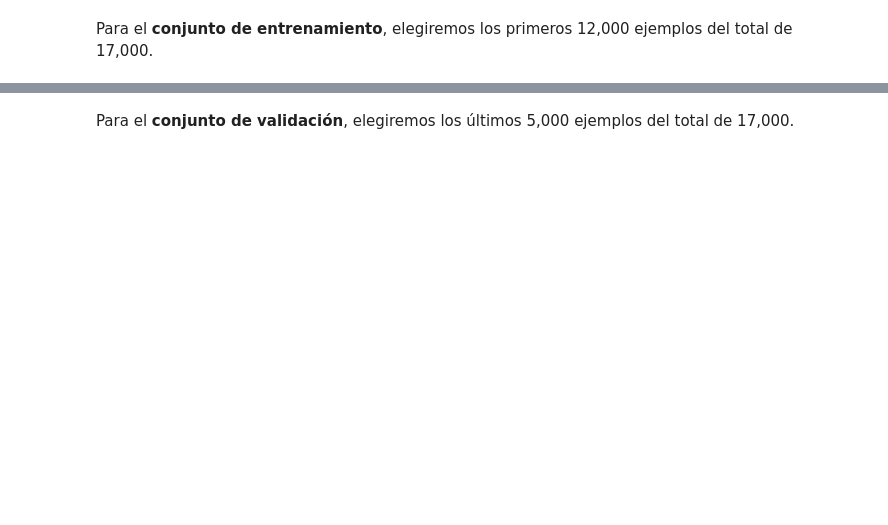
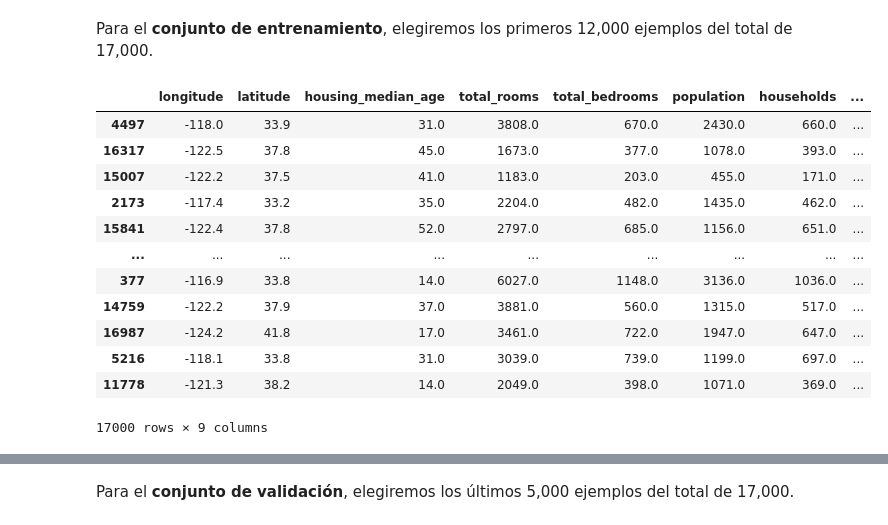
Before and after one commit to smusolino/tensorflow-course, a Jupyter notebook: validation.ipynb, the cells around one changed output, grey strips where cells are left out. Cells and saved outputs as stored; diff of their text form; code cells hidden in the pictures; blank space fills up the shorter version.

```diff
--- a/validation.ipynb
+++ b/validation.ipynb
@@ -97,3 +103,19 @@ def preprocess_targets(california_housing_dataframe):
+# %%
+california_housing_dataframe
+# %% [output]
+|  | longitude | latitude | housing_median_age | total_rooms | total_bedrooms | population | households | ... |
+| 4497 | -118.0 | 33.9 | 31.0 | 3808.0 | 670.0 | 2430.0 | 660.0 | ... |
+| 16317 | -122.5 | 37.8 | 45.0 | 1673.0 | 377.0 | 1078.0 | 393.0 | ... |
+| 15007 | -122.2 | 37.5 | 41.0 | 1183.0 | 203.0 | 455.0 | 171.0 | ... |
+| 2173 | -117.4 | 33.2 | 35.0 | 2204.0 | 482.0 | 1435.0 | 462.0 | ... |
+| 15841 | -122.4 | 37.8 | 52.0 | 2797.0 | 685.0 | 1156.0 | 651.0 | ... |
+| ... | ... | ... | ... | ... | ... | ... | ... | ... |
+| 377 | -116.9 | 33.8 | 14.0 | 6027.0 | 1148.0 | 3136.0 | 1036.0 | ... |
+| 14759 | -122.2 | 37.9 | 37.0 | 3881.0 | 560.0 | 1315.0 | 517.0 | ... |
+| 16987 | -124.2 | 41.8 | 17.0 | 3461.0 | 722.0 | 1947.0 | 647.0 | ... |
+| 5216 | -118.1 | 33.8 | 31.0 | 3039.0 | 739.0 | 1199.0 | 697.0 | ... |
+| 11778 | -121.3 | 38.2 | 14.0 | 2049.0 | 398.0 | 1071.0 | 369.0 | ... |
+17000 rows × 9 columns
 # %%
 training_examples = preprocess_features(california_housing_dataframe.head(12000))
 training_examples.describe()
```
Also changed, not shown: parts of 14 cells of this notebook.
